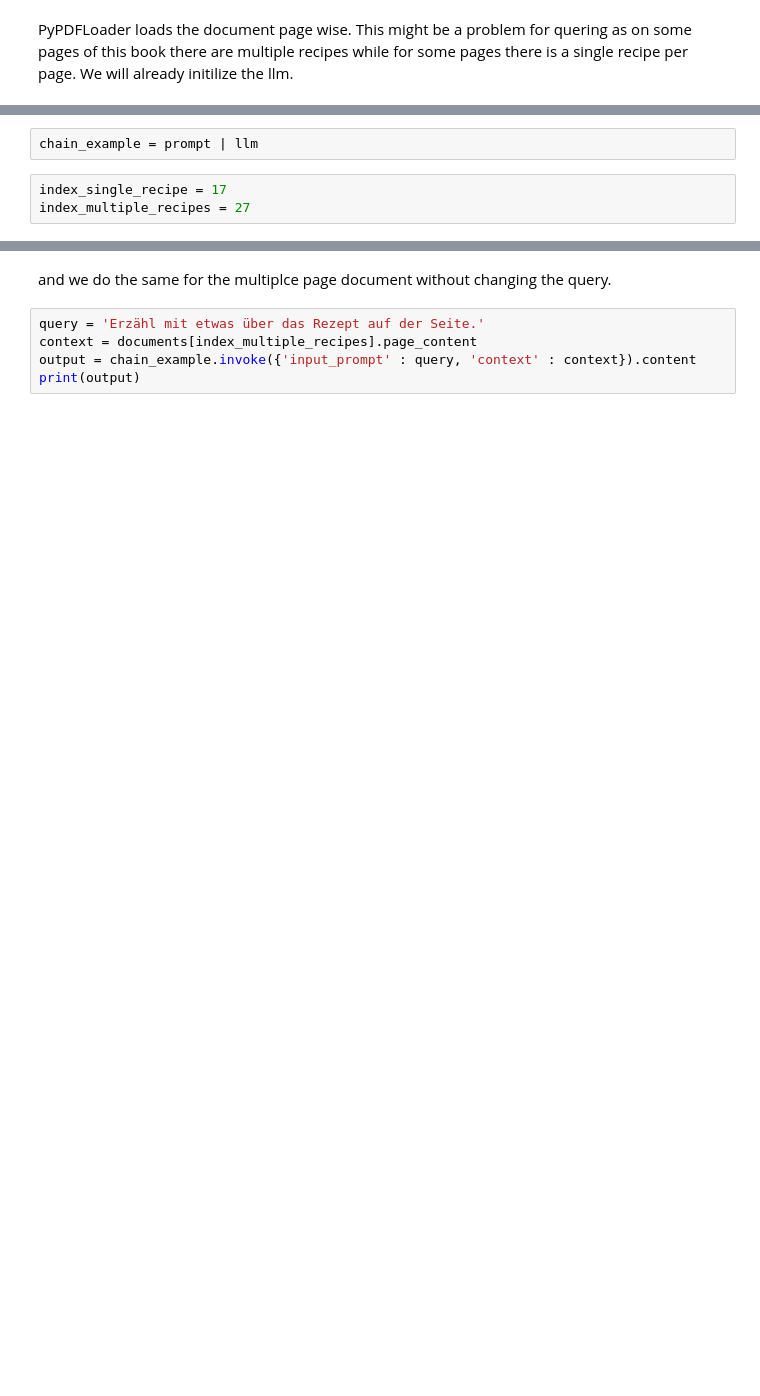
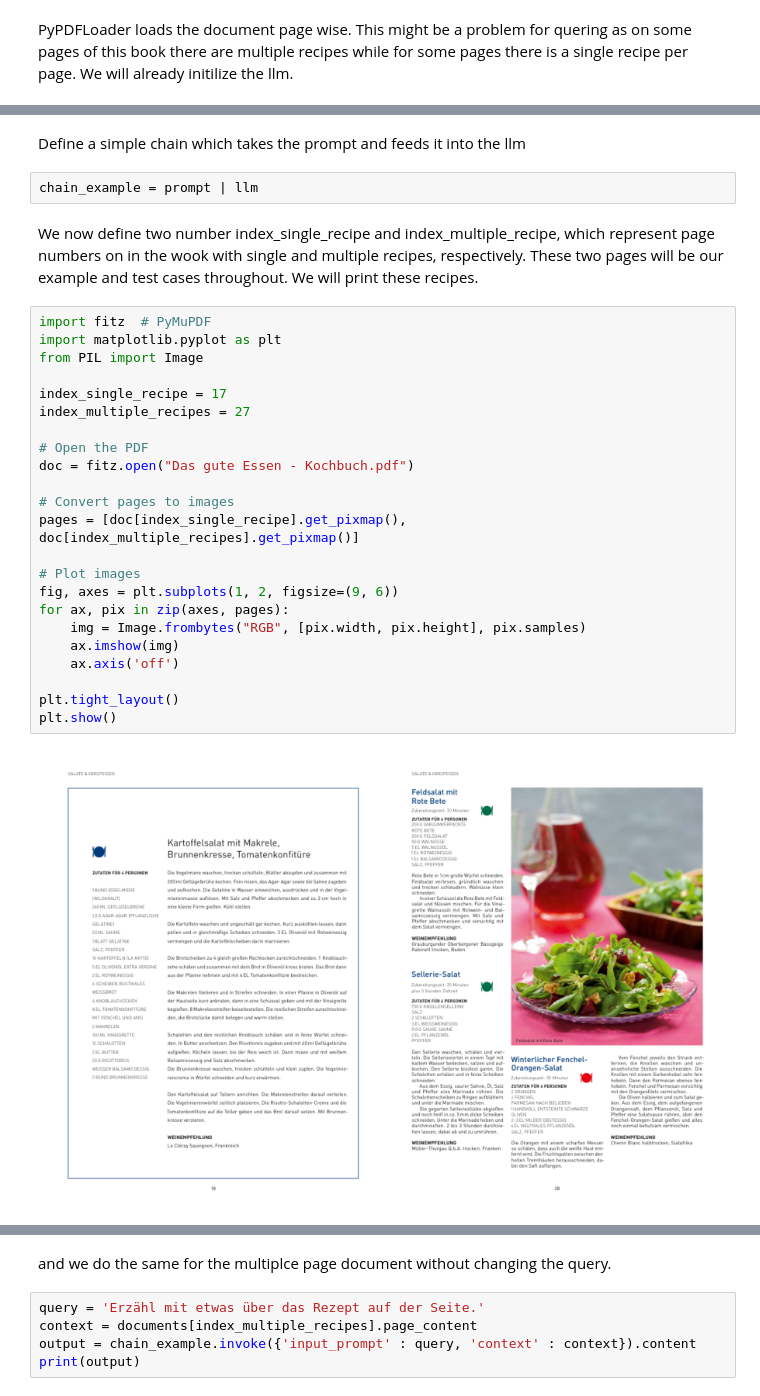
Before and after one commit to danih02/RAG-Pipeline-with-Google-OpenAI-Studio---Getting-recipes-from-German-Cookbook, a Jupyter notebook: RAG_Pipeline_with_Google_OpenAI_Studio_Getting_recipes_from_German_Cookbook.ipynb, the cells around one changed output, grey strips where cells are left out. Cells and saved outputs as stored; diff of their text form; blank space fills up the shorter version.

```diff
--- a/RAG_Pipeline_with_Google_OpenAI_Studio_Getting_recipes_from_German_Cookbook.ipynb
+++ b/RAG_Pipeline_with_Google_OpenAI_Studio_Getting_recipes_from_German_Cookbook.ipynb
@@ -67,11 +73,37 @@ Falls sich in dem Kontext mehr als ein Rezept befindet, gebe alle an, außer es
 
 """
 prompt = PromptTemplate(template=template, input_variables=["input_prompt", "context"])
+# %% [markdown]
+Define a simple chain which takes the prompt and feeds it into the llm
 # %%
 chain_example = prompt | llm
-# %%
-index_single_recipe = 17
-index_multiple_recipes = 27
+# %% [markdown]
+We now define two number index_single_recipe and index_multiple_recipe, which represent page numbers on in the wook with single and multiple recipes, respectively. These two pages will be our example and test cases throughout. We will print these recipes.
+# %%
+import fitz  # PyMuPDF
+import matplotlib.pyplot as plt
+from PIL import Image
+
+index_single_recipe = 17
+index_multiple_recipes = 27
+
+# Open the PDF
+doc = fitz.open("Das gute Essen - Kochbuch.pdf")
+
+# Convert pages to images
+pages = [doc[index_single_recipe].get_pixmap(), doc[index_multiple_recipes].get_pixmap()]
+
+# Plot images
+fig, axes = plt.subplots(1, 2, figsize=(9, 6))
+for ax, pix in zip(axes, pages):
+    img = Image.frombytes("RGB", [pix.width, pix.height], pix.samples)
+    ax.imshow(img)
+    ax.axis('off')
+
+plt.tight_layout()
+plt.show()
+# %% [output]
+[figure, added]
 # %%
 query = 'Erzähl mit etwas über das Rezept auf der Seite.'
 context = documents[index_single_recipe].page_content
```
Also changed, not shown: parts of 40 cells of this notebook.
